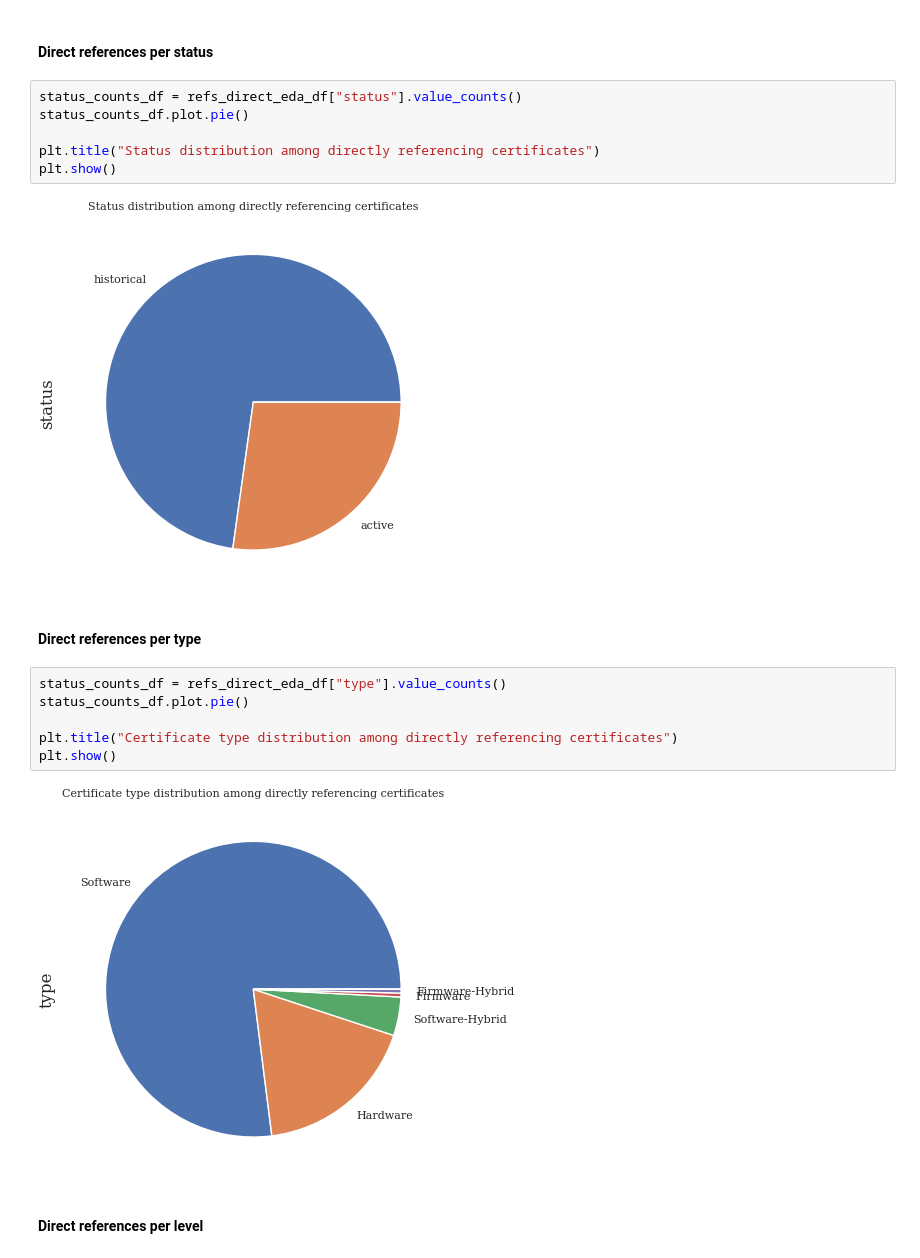
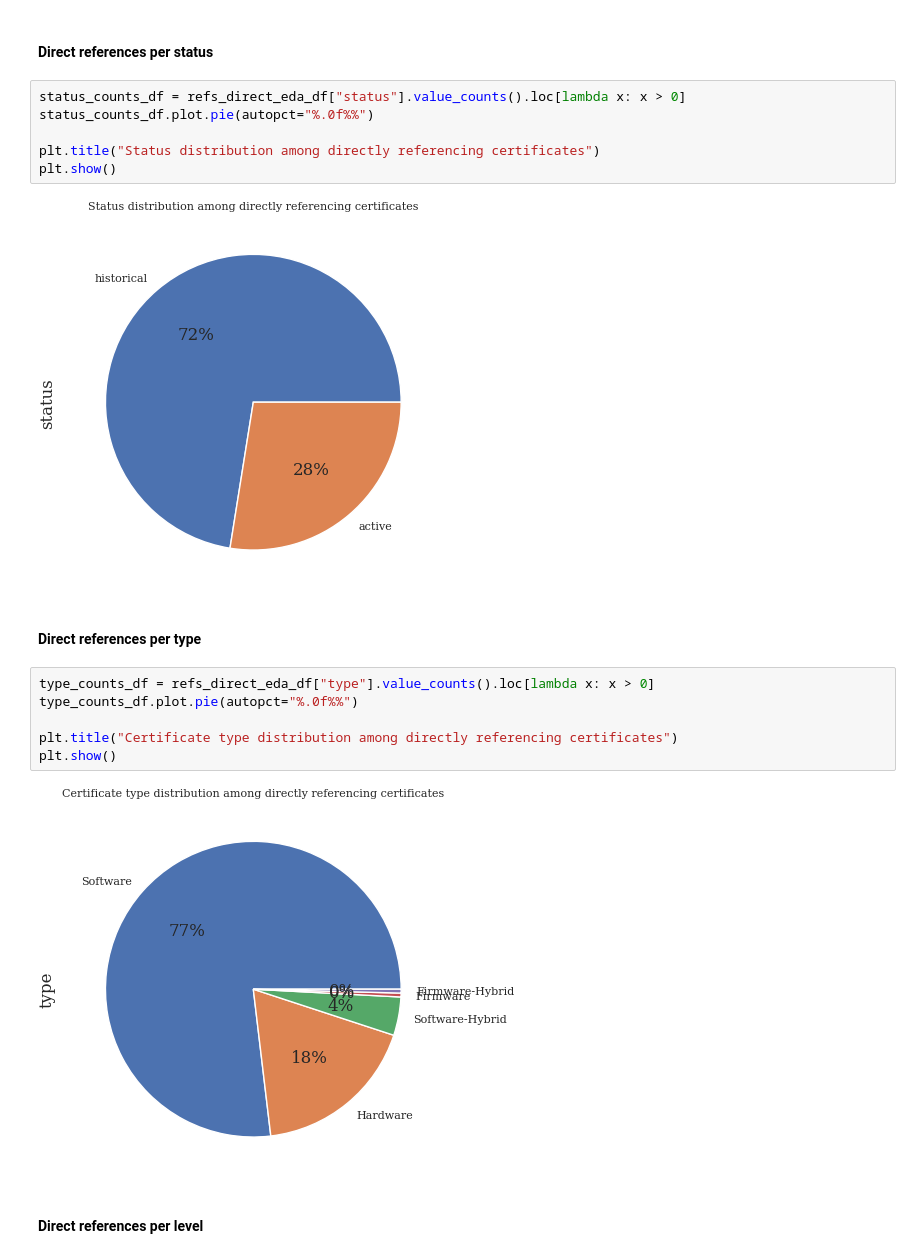
Before and after one commit to crocs-muni/sec-certs, a Jupyter notebook: notebooks/fips/references.ipynb, the cells around one changed output. Cells and saved outputs as stored; diff of their text form.

```diff
--- a/notebooks/fips/references.ipynb
+++ b/notebooks/fips/references.ipynb
@@ -129,23 +129,23 @@ Median of all indirect references: 1.0
 # %% [markdown]
 #### Direct references per status
 # %%
-status_counts_df = refs_direct_eda_df["status"].value_counts()
-status_counts_df.plot.pie()
+status_counts_df = refs_direct_eda_df["status"].value_counts().loc[lambda x: x > 0]
+status_counts_df.plot.pie(autopct="%.0f%%")
 
 plt.title("Status distribution among directly referencing certificates")
 plt.show()
 # %% [output]
-[figure, old version]
+[figure, new version]
 # %% [markdown]
 #### Direct references per type
 # %%
-status_counts_df = refs_direct_eda_df["type"].value_counts()
-status_counts_df.plot.pie()
+type_counts_df = refs_direct_eda_df["type"].value_counts().loc[lambda x: x > 0]
+type_counts_df.plot.pie(autopct="%.0f%%")
 
 plt.title("Certificate type distribution among directly referencing certificates")
 plt.show()
 # %% [output]
-[figure, old version]
+[figure, new version]
 # %% [markdown]
 #### Direct references per level
 # %%
```
Also changed, not shown: parts of 22 cells of this notebook.
